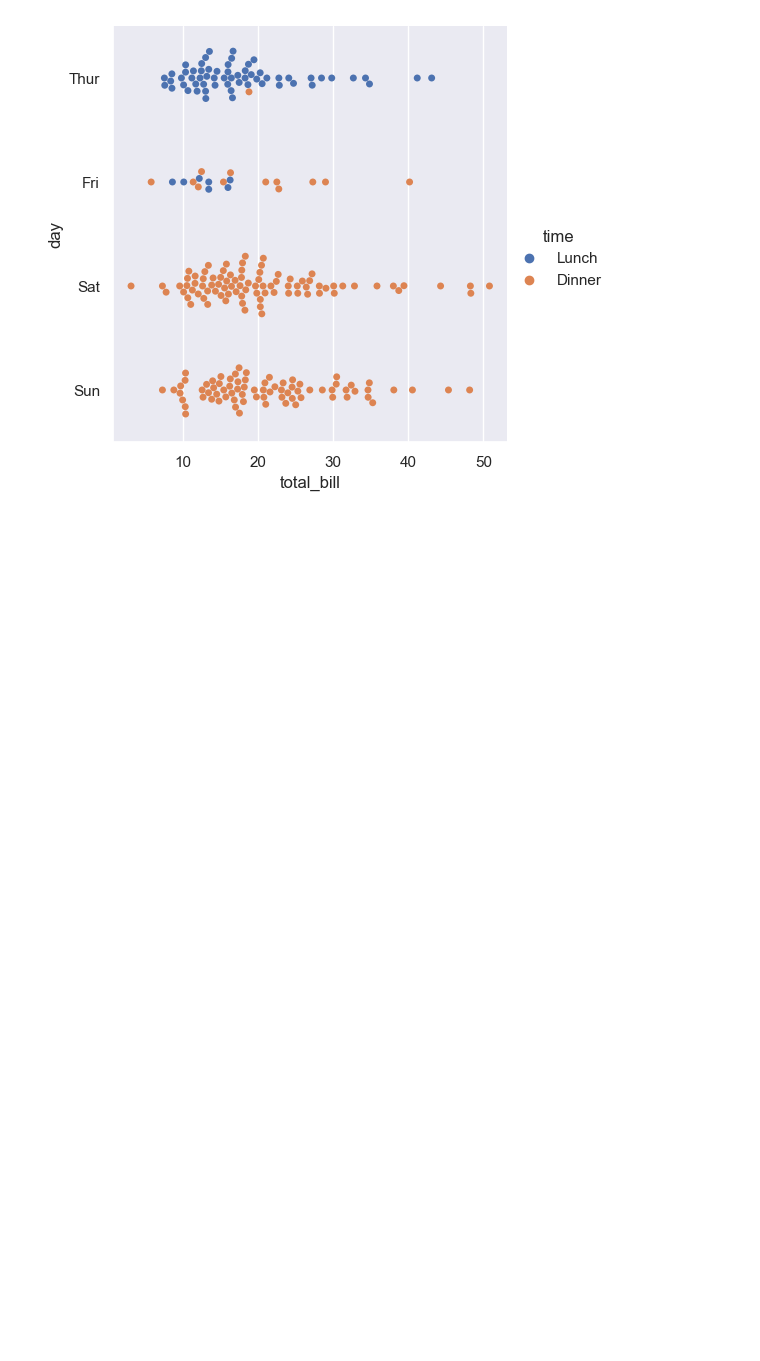
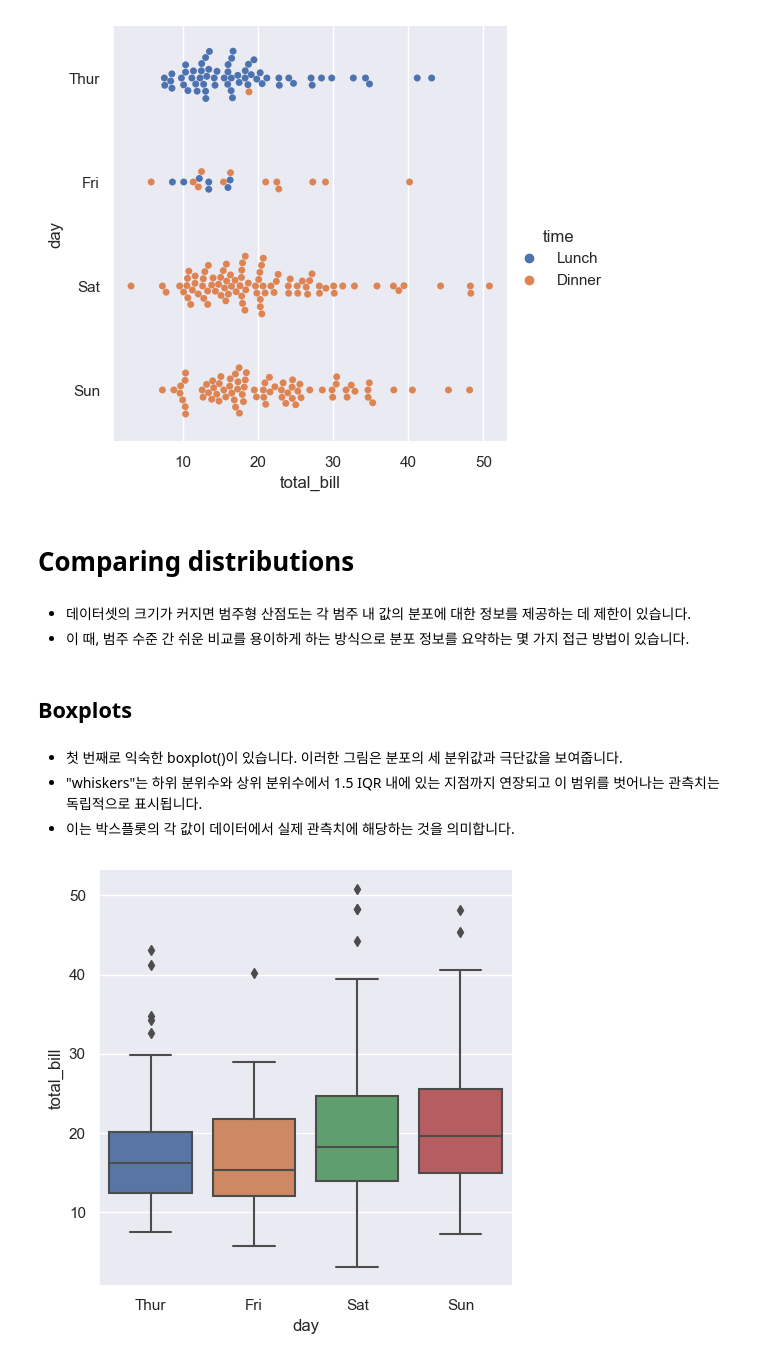
Before and after one commit to kinghy00/Seaborn-Tutorial, a Jupyter notebook: Visualizing_categorical_data.ipynb, the cells around one changed output. Drawn from its saved outputs; the diff is of its cells as text; code cells hidden in the pictures; blank space fills up the shorter version.

```diff
--- a/Visualizing_categorical_data.ipynb
+++ b/Visualizing_categorical_data.ipynb
@@ -17,6 +17,7 @@ anagrams = sns.load_dataset("anagrams")
 penguins = sns.load_dataset("penguins")
 diamonds = sns.load_dataset("diamonds")
 healthexp = sns.load_dataset("healthexp")
+tips["weekend"] = tips["day"].isin(["Sat", "Sun"])
 healthexp = sns.load_dataset("healthexp").sort_values("Year")
 flights_wide = flights.pivot(index="year", columns="month", values="passengers")
 # %% [markdown]
@@ -119,3 +120,18 @@ sns.catplot(data=tips, x="smoker", y="tip", order=["No", "Yes"]);
 sns.catplot(data=tips, x="total_bill", y="day", hue="time", kind="swarm");
 # %% [output]
 [figure]
+# %% [markdown]
+# Comparing distributions
+# %% [markdown]
+- 데이터셋의 크기가 커지면 범주형 산점도는 각 범주 내 값의 분포에 대한 정보를 제공하는 데 제한이 있습니다.
+- 이 때, 범주 수준 간 쉬운 비교를 용이하게 하는 방식으로 분포 정보를 요약하는 몇 가지 접근 방법이 있습니다.
+# %% [markdown]
+## Boxplots
+# %% [markdown]
+- 첫 번째로 익숙한 boxplot()이 있습니다. 이러한 그림은 분포의 세 분위값과 극단값을 보여줍니다.
+- "whiskers"는 하위 분위수와 상위 분위수에서 1.5 IQR 내에 있는 지점까지 연장되고 이 범위를 벗어나는 관측치는 독립적으로 표시됩니다.
+- 이는 박스플롯의 각 값이 데이터에서 실제 관측치에 해당하는 것을 의미합니다.
+# %%
+sns.catplot(data=tips, x="day", y="total_bill", kind="box");
+# %% [output]
+[figure, added]
```
Also changed, not shown: parts of 17 cells of this notebook.
